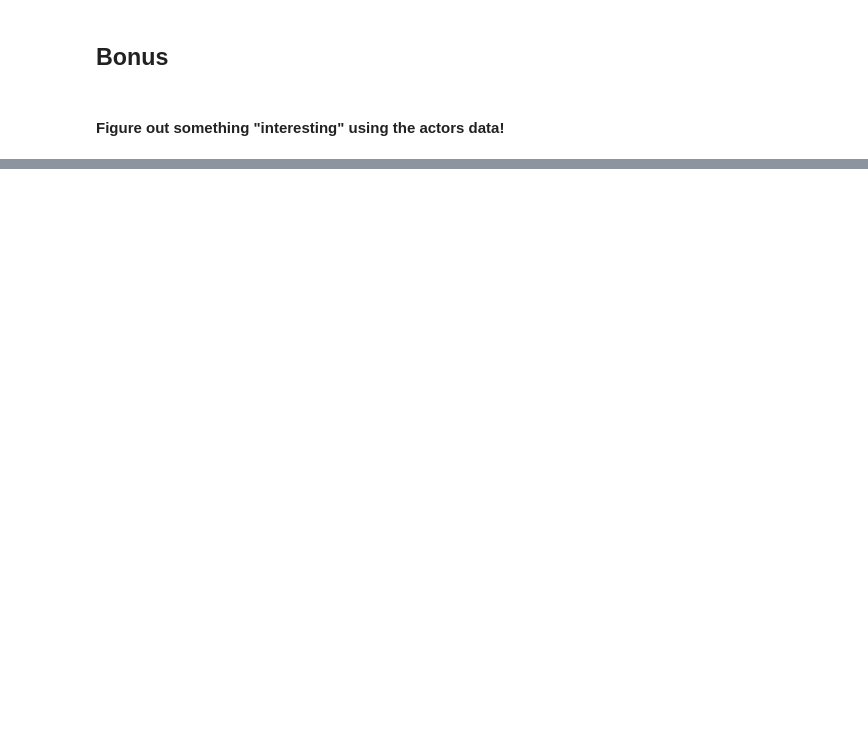
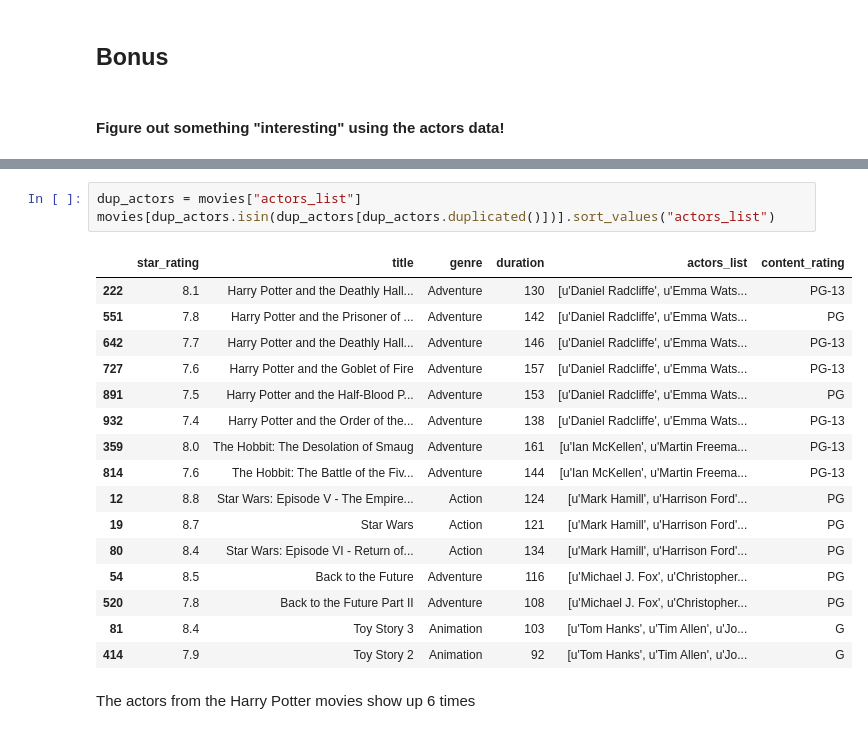
Before and after one commit to codisteinborn/codi_steinborn_unit2_project, a Jupyter notebook: unit2_project-master/imdb.ipynb, the cells around one changed output, grey strips where cells are left out. Cells and saved outputs as stored; diff of their text form; blank space fills up the shorter version.

```diff
--- a/unit2_project-master/imdb.ipynb
+++ b/unit2_project-master/imdb.ipynb
@@ -268,0 +336,22 @@ Name: star_rating, dtype: float64
+# %%
+dup_actors = movies["actors_list"]
+movies[dup_actors.isin(dup_actors[dup_actors.duplicated()])].sort_values("actors_list")
+# %% [output]
+|  | star_rating | title | genre | duration | actors_list | content_rating |
+| 222 | 8.1 | Harry Potter and the Deathly Hall... | Adventure | 130 | [u'Daniel Radcliffe', u'Emma Wats... | PG-13 |
+| 551 | 7.8 | Harry Potter and the Prisoner of ... | Adventure | 142 | [u'Daniel Radcliffe', u'Emma Wats... | PG |
+| 642 | 7.7 | Harry Potter and the Deathly Hall... | Adventure | 146 | [u'Daniel Radcliffe', u'Emma Wats... | PG-13 |
+| 727 | 7.6 | Harry Potter and the Goblet of Fire | Adventure | 157 | [u'Daniel Radcliffe', u'Emma Wats... | PG-13 |
+| 891 | 7.5 | Harry Potter and the Half-Blood P... | Adventure | 153 | [u'Daniel Radcliffe', u'Emma Wats... | PG |
+| 932 | 7.4 | Harry Potter and the Order of the... | Adventure | 138 | [u'Daniel Radcliffe', u'Emma Wats... | PG-13 |
+| 359 | 8.0 | The Hobbit: The Desolation of Smaug | Adventure | 161 | [u'Ian McKellen', u'Martin Freema... | PG-13 |
+| 814 | 7.6 | The Hobbit: The Battle of the Fiv... | Adventure | 144 | [u'Ian McKellen', u'Martin Freema... | PG-13 |
+| 12 | 8.8 | Star Wars: Episode V - The Empire... | Action | 124 | [u'Mark Hamill', u'Harrison Ford'... | PG |
+| 19 | 8.7 | Star Wars | Action | 121 | [u'Mark Hamill', u'Harrison Ford'... | PG |
+| 80 | 8.4 | Star Wars: Episode VI - Return of... | Action | 134 | [u'Mark Hamill', u'Harrison Ford'... | PG |
+| 54 | 8.5 | Back to the Future | Adventure | 116 | [u'Michael J. Fox', u'Christopher... | PG |
+| 520 | 7.8 | Back to the Future Part II | Adventure | 108 | [u'Michael J. Fox', u'Christopher... | PG |
+| 81 | 8.4 | Toy Story 3 | Animation | 103 | [u'Tom Hanks', u'Tim Allen', u'Jo... | G |
+| 414 | 7.9 | Toy Story 2 | Animation | 92 | [u'Tom Hanks', u'Tim Allen', u'Jo... | G |
+# %% [markdown]
+The actors from the Harry Potter movies show up 6 times
```
Also changed, not shown: parts of 20 cells of this notebook.
